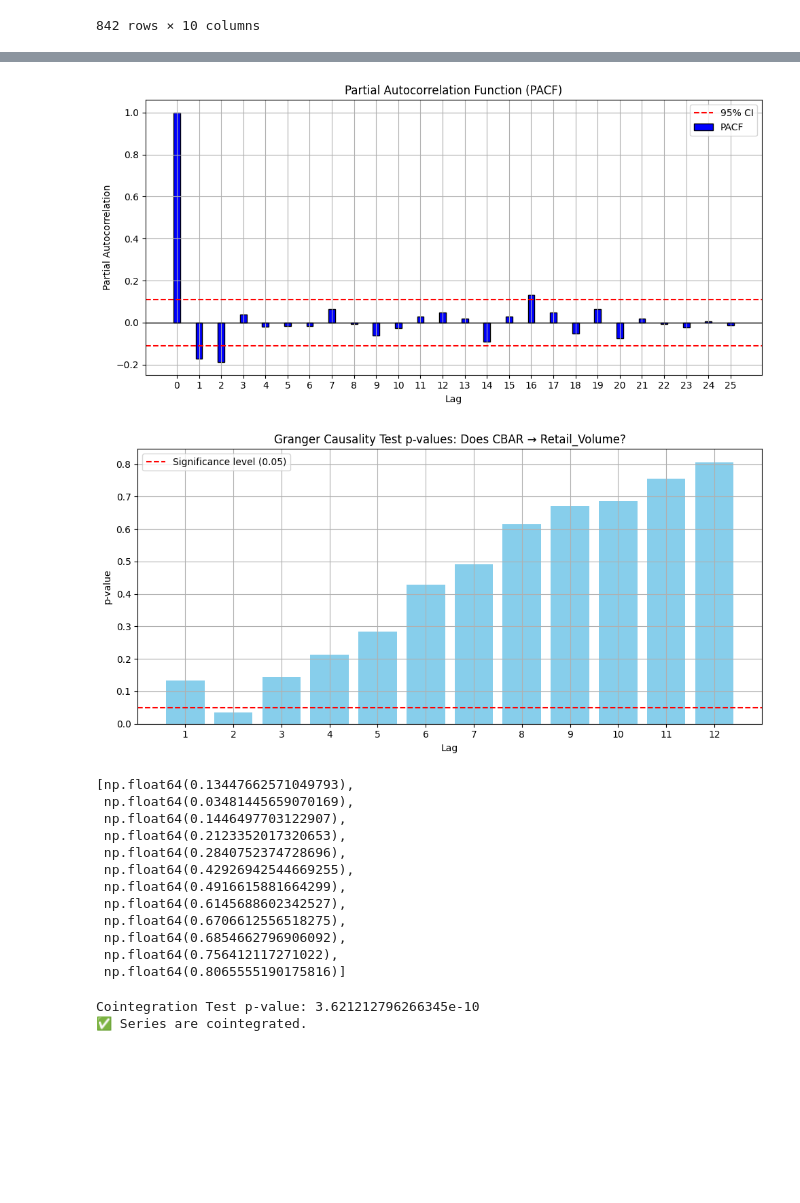
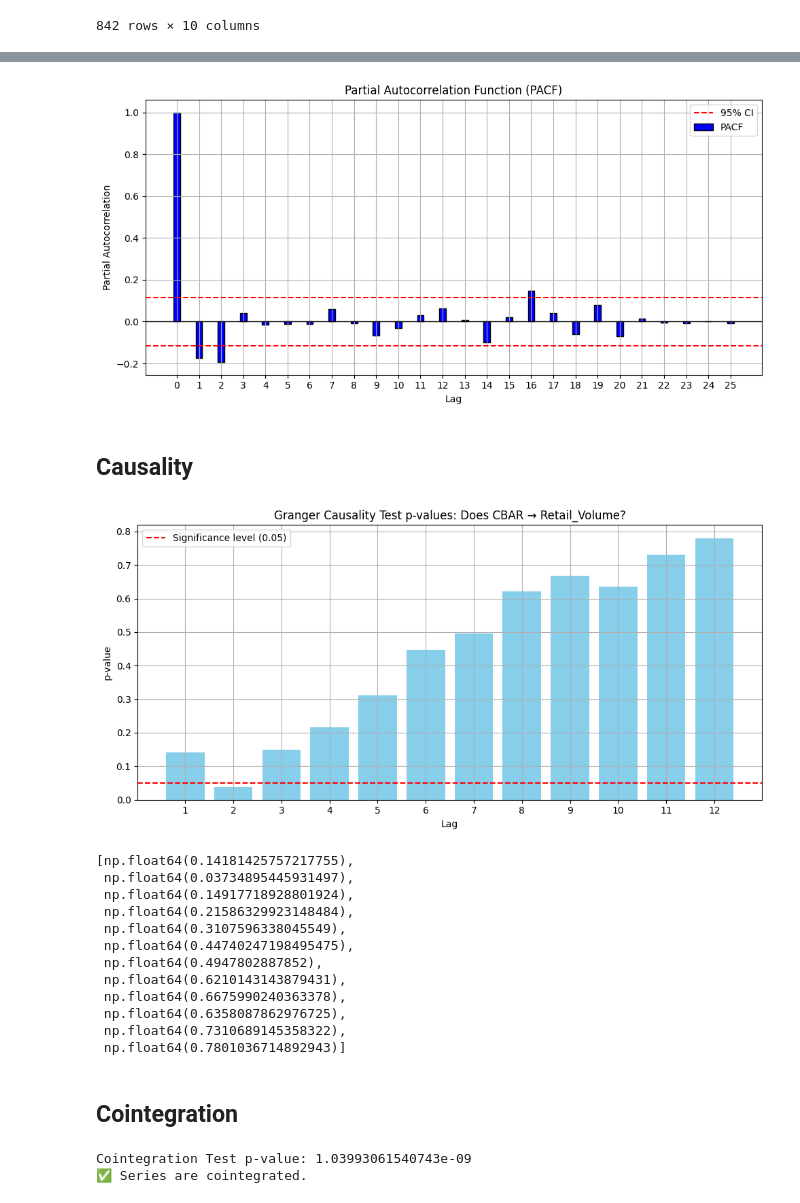
Before and after one commit to emirsglm/consumer-behavior-analysis, a Jupyter notebook: test.ipynb, the cells around one changed output, grey strips where cells are left out. Cells and saved outputs as stored; diff of their text form; code cells hidden in the pictures; blank space fills up the shorter version.

```diff
--- a/test.ipynb
+++ b/test.ipynb
@@ -190,3 +210,6 @@ df_merged
 | 840 | 2025-01 | FRA | -0.1 | -0.2 | FRA | 3.32 | 2.703130 | 2.918839 | 0.575679 | 7.3 |
 | 841 | 2025-02 | FRA | NaN | 0.1 | FRA | 3.15 | 2.524950 | 2.732345 | 0.154698 | NaN |
 842 rows × 10 columns
+# %%
+df_merged = df_merged_0.merge(world_b, on="DATE", how="outer")
+df_merged
@@ -192,0 +232,23 @@ df_merged
+# %%
+import pandas as pd
+
+# Assume df is your DataFrame and 'date' is your date column
+df = df_merged.sort_values('DATE').reset_index(drop=True)  # Make sure it's sorted by date
+# Identify numeric columns (excluding date)
+numeric_cols = df.select_dtypes(include='number').columns
+
+# Create a mask where all numeric values are NaN
+all_nan_mask = df[numeric_cols].isnull().any(axis=1)
+# Find first and last index where not all numeric values are NaN
+first_valid_idx = df[~all_nan_mask].index[0]
+last_valid_idx = df[~all_nan_mask].index[-1]
+
+# Trim DataFrame from first to last valid index
+df_trimmed = df.loc[first_valid_idx:last_valid_idx].copy()
+
+# Fill missing values between using interpolation (or any other method)
+df_filled = df_trimmed.copy()
+df_filled[numeric_cols] = df_trimmed[numeric_cols].interpolate(method='linear')
+
+# Optional: fill remaining nulls if interpolation didn't cover all
+df_filled[numeric_cols] = df_filled[numeric_cols].fillna(method='bfill').fillna(method='ffill')
@@ -198,2 +277,0 @@ sns.lineplot(df_merged.dropna())
-# %%
-df = df_merged.dropna()
@@ -206,5 +283,5 @@ Index(['DATE', 'GEO_x', 'Retail_Volume', 'CPI', 'GEO_y', 'LTIR', 'STIR', 'IIR',
 # %%
-df_test = df[['Retail_Volume', 'CPI', 'LTIR', 'STIR', 'IIR', 'CBAR', 'UEMPR']]
+df_test = df_filled[['Retail_Volume', 'CPI', 'LTIR', 'STIR', 'IIR', 'CBAR', 'UEMPR',"POP_y"]]
 # %%
 from statsmodels.tsa.stattools import adfuller
 import pandas as pd
@@ -480,7 +454,9 @@ f.ccf_plot(df["Retail_Volume"],df["CBAR"],nlags=25)
 # %%
-f.pccf_plot(df["Retail_Volume"],df["CBAR"],nlags=25)
+f.pccf_plot(df_test["Retail_Volume"],df_test["CBAR"],nlags=25)
 # %% [output]
-[figure, old version]
+[figure, new version]
+# %% [markdown]
+## Causality
 # %%
 import matplotlib.pyplot as plt
 from statsmodels.tsa.stattools import grangercausalitytests
@@ -521,29 +497,31 @@ def plot_granger_causality_pvalues(df, maxlag, variables, alpha=0.05, verbose=Fa
 # %%
 import statsmodels.api as sm
 from statsmodels.tsa.stattools import grangercausalitytests
 import numpy as np
 
-plot_granger_causality_pvalues(df, 12, variables=('Retail_Volume','CBAR'))
+plot_granger_causality_pvalues(df_test, 12, variables=('Retail_Volume','CBAR'))
 # %% [output]
-[figure, old version]
+[figure, new version]
-[np.float64(0.13447662571049793),
- np.float64(0.03481445659070169),
- np.float64(0.1446497703122907),
- np.float64(0.2123352017320653),
- np.float64(0.2840752374728696),
- np.float64(0.42926942544669255),
- np.float64(0.4916615881664299),
- np.float64(0.6145688602342527),
- np.float64(0.6706612556518275),
- np.float64(0.6854662796906092),
- np.float64(0.756412117271022),
- np.float64(0.8065555190175816)]
+[np.float64(0.14181425757217755),
+ np.float64(0.03734895445931497),
+ np.float64(0.14917718928801924),
+ np.float64(0.21586329923148484),
+ np.float64(0.3107596338045549),
+ np.float64(0.44740247198495475),
+ np.float64(0.4947802887852),
+ np.float64(0.6210143143879431),
+ np.float64(0.6675990240363378),
+ np.float64(0.6358087862976725),
+ np.float64(0.7310689145358322),
+ np.float64(0.7801036714892943)]
+# %% [markdown]
+## Cointegration
 # %%
 from statsmodels.tsa.stattools import coint
 
 # Two time series: y and x (non-stationary)
 # For example: y = GDP, x = Unemployment Rate
-score, pvalue, _ = coint(df["Retail_Volume"],df["CBAR"])
+score, pvalue, _ = coint(df_test["Retail_Volume"],df_test["CBAR"])
 
 print("Cointegration Test p-value:", pvalue)
 
@@ -552,5 +530,5 @@ if pvalue < 0.05:
 else:
     print("❌ No cointegration detected.")
 # %% [output]
-Cointegration Test p-value: 3.621212796266345e-10
+Cointegration Test p-value: 1.03993061540743e-09
 ✅ Series are cointegrated.
```
Also changed, not shown: parts of 51 cells of this notebook, 3 other files.
